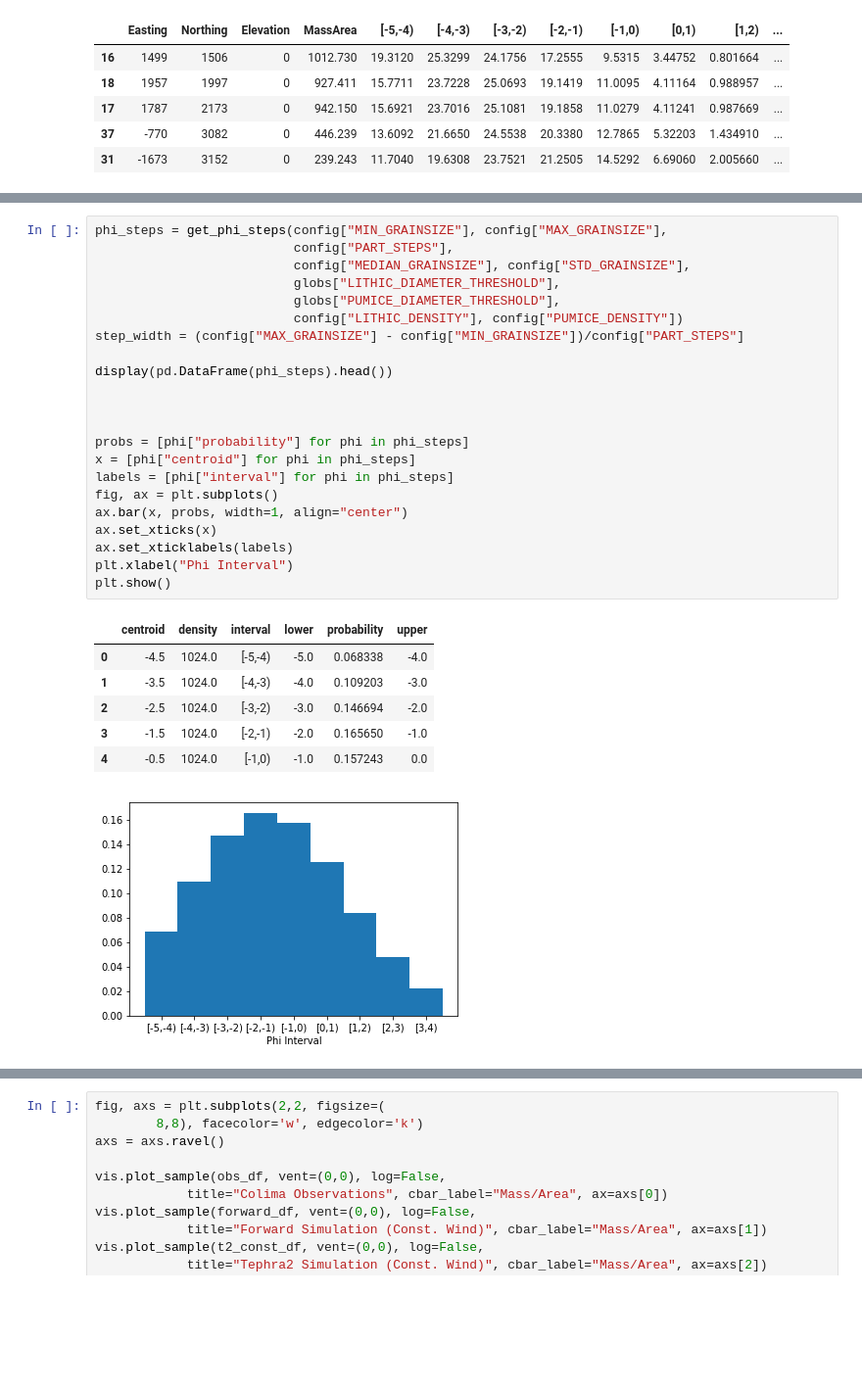
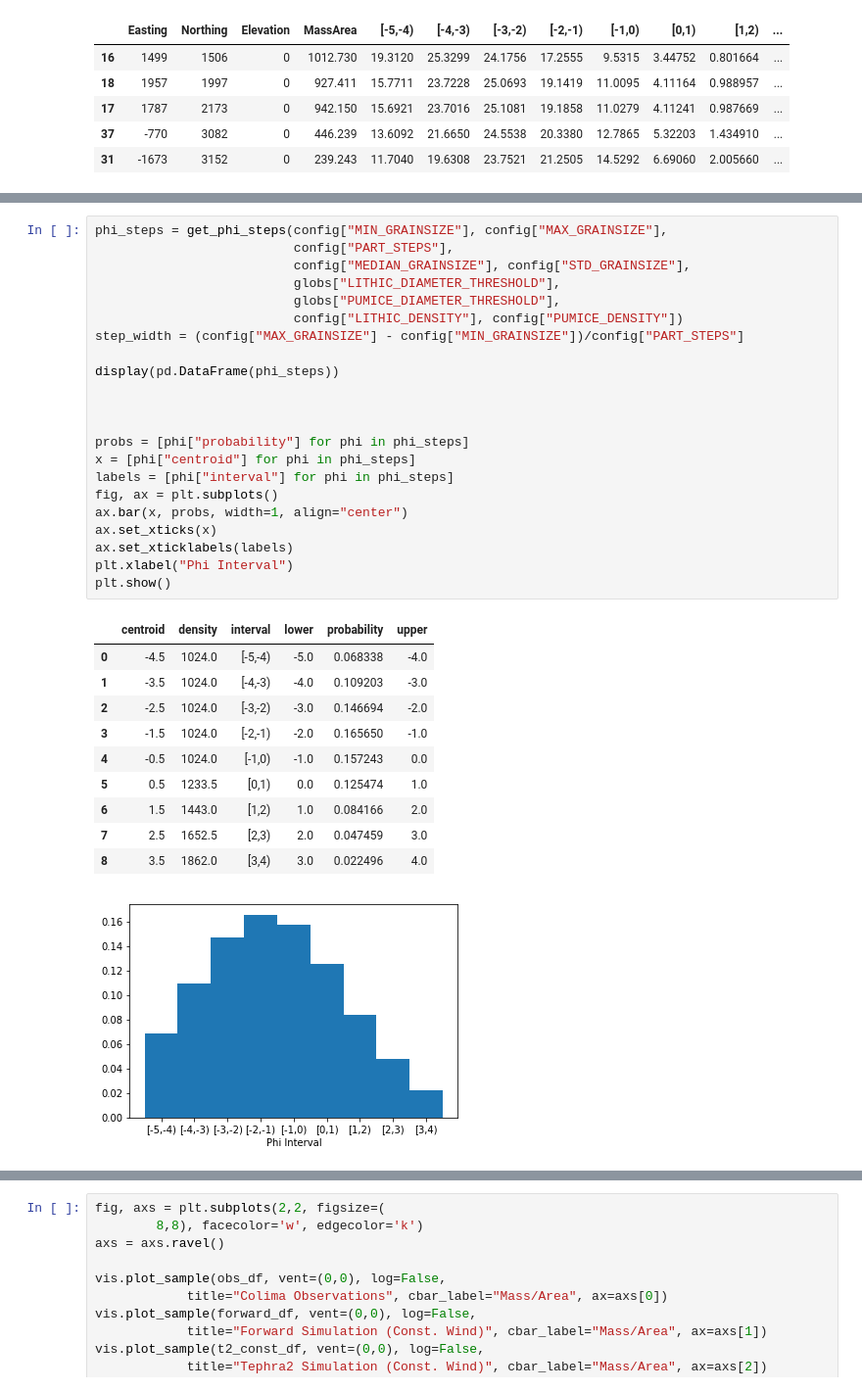
Before and after one commit to nmostert/inversion_project, a Jupyter notebook: Fixing_vent_height.ipynb, the cells around one changed output, grey strips where cells are left out. Shown at 98% size. Cells and saved outputs as stored; diff of their text form; blank space fills up the shorter version.

```diff
--- a/Fixing_vent_height.ipynb
+++ b/Fixing_vent_height.ipynb
@@ -185,32 +181,36 @@ INPUT PARAMETERS:
 # %%
 phi_steps = get_phi_steps(config["MIN_GRAINSIZE"], config["MAX_GRAINSIZE"],
                           config["PART_STEPS"],
                           config["MEDIAN_GRAINSIZE"], config["STD_GRAINSIZE"],
                           globs["LITHIC_DIAMETER_THRESHOLD"],
                           globs["PUMICE_DIAMETER_THRESHOLD"],
                           config["LITHIC_DENSITY"], config["PUMICE_DENSITY"])
 step_width = (config["MAX_GRAINSIZE"] - config["MIN_GRAINSIZE"])/config["PART_STEPS"]
 
-display(pd.DataFrame(phi_steps).head())
+display(pd.DataFrame(phi_steps))
 
 
 
 probs = [phi["probability"] for phi in phi_steps]
 x = [phi["centroid"] for phi in phi_steps]
 labels = [phi["interval"] for phi in phi_steps]
 fig, ax = plt.subplots()
 ax.bar(x, probs, width=1, align="center")
 ax.set_xticks(x)
 ax.set_xticklabels(labels)
 plt.xlabel("Phi Interval")
 plt.show()
 # %% [output]
 |  | centroid | density | interval | lower | probability | upper |
 | 0 | -4.5 | 1024.0 | [-5,-4) | -5.0 | 0.068338 | -4.0 |
 | 1 | -3.5 | 1024.0 | [-4,-3) | -4.0 | 0.109203 | -3.0 |
 | 2 | -2.5 | 1024.0 | [-3,-2) | -3.0 | 0.146694 | -2.0 |
 | 3 | -1.5 | 1024.0 | [-2,-1) | -2.0 | 0.165650 | -1.0 |
 | 4 | -0.5 | 1024.0 | [-1,0) | -1.0 | 0.157243 | 0.0 |
+| 5 | 0.5 | 1233.5 | [0,1) | 0.0 | 0.125474 | 1.0 |
+| 6 | 1.5 | 1443.0 | [1,2) | 1.0 | 0.084166 | 2.0 |
+| 7 | 2.5 | 1652.5 | [2,3) | 2.0 | 0.047459 | 3.0 |
+| 8 | 3.5 | 1862.0 | [3,4) | 3.0 | 0.022496 | 4.0 |
 [figure]
 # %%
 t = process_time()
```
Also changed, not shown: parts of 6 cells of this notebook, 1 other file.
